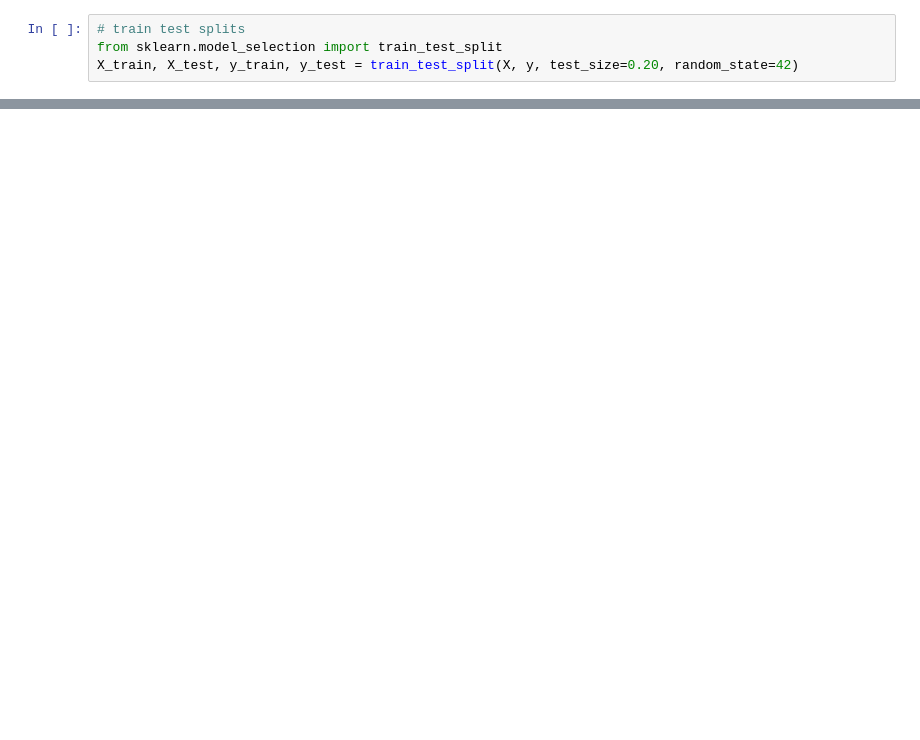
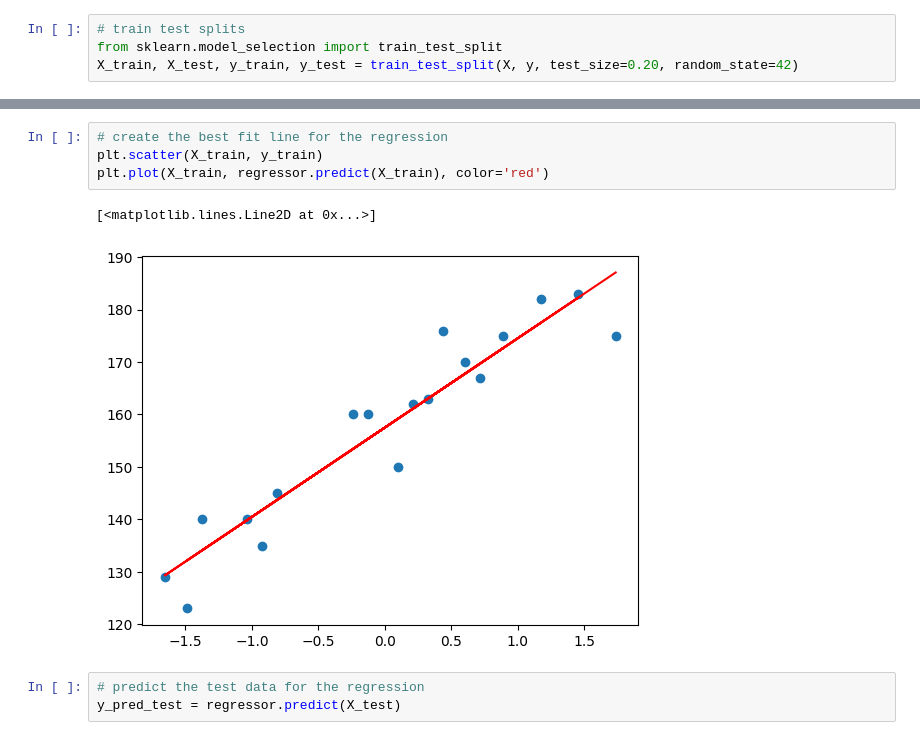
Before and after one commit to 2022BCD0052/Machine-Learning, a Jupyter notebook: Linear Regression Practical/basic project/simpleLinear.ipynb, the cells around one changed output, grey strips where cells are left out. Saved outputs shown, nothing was run; the diff lists cells and outputs as text; blank space fills up the shorter version.

```diff
--- a/Linear Regression Practical/basic project/simpleLinear.ipynb
+++ b/Linear Regression Practical/basic project/simpleLinear.ipynb
@@ -64,0 +85,10 @@ scaler = StandardScaler()
+# %%
+# create the best fit line for the regression
+plt.scatter(X_train, y_train)
+plt.plot(X_train, regressor.predict(X_train), color='red')
+# %% [output]
+[<matplotlib.lines.Line2D at 0x...>]
+[figure, added]
+# %%
+# predict the test data for the regression
+y_pred_test = regressor.predict(X_test)
```
Also changed, not shown: parts of 18 cells of this notebook.
